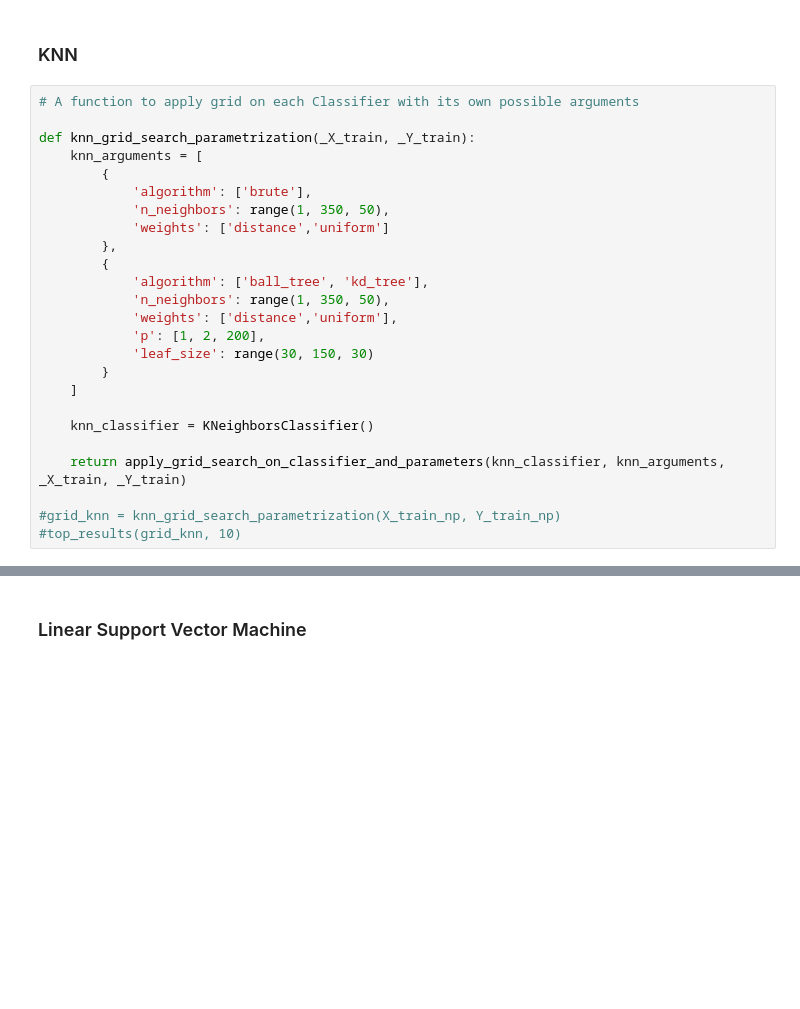
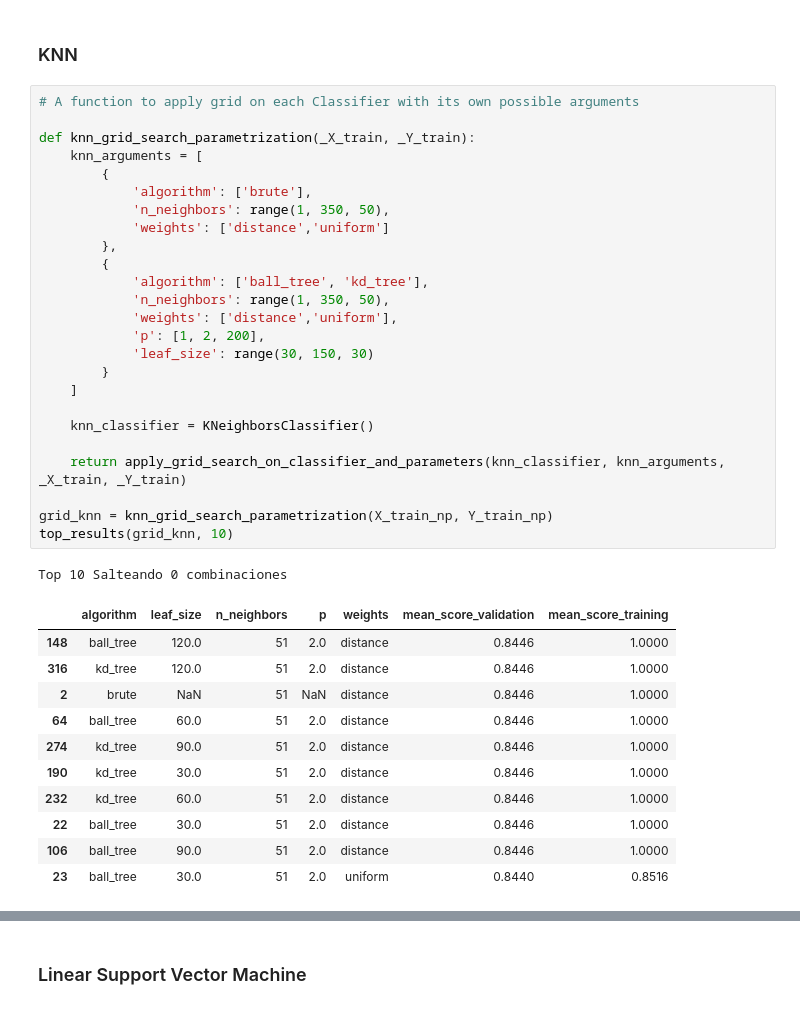
Before and after one commit to BrianBohe/aa-notebooks, a Jupyter notebook: TP1/TP1.ipynb, the cells around one changed output, grey strips where cells are left out. Drawn from its saved outputs; the diff is of its cells as text; blank space fills up the shorter version.

```diff
--- a/TP1/TP1.ipynb
+++ b/TP1/TP1.ipynb
@@ -748,25 +781,38 @@ Esto nos permite decir que no valían todas las asunciones hechas al utilizar el
 # %%
 # A function to apply grid on each Classifier with its own possible arguments
 
 def knn_grid_search_parametrization(_X_train, _Y_train):
     knn_arguments = [
         {
             'algorithm': ['brute'],
             'n_neighbors': range(1, 350, 50),
             'weights': ['distance','uniform']
         },
         {
             'algorithm': ['ball_tree', 'kd_tree'],
             'n_neighbors': range(1, 350, 50),
             'weights': ['distance','uniform'],
             'p': [1, 2, 200],
             'leaf_size': range(30, 150, 30)
         }
     ]
 
     knn_classifier = KNeighborsClassifier()
 
     return apply_grid_search_on_classifier_and_parameters(knn_classifier, knn_arguments, _X_train, _Y_train)
 
-#grid_knn = knn_grid_search_parametrization(X_train_np, Y_train_np)
-#top_results(grid_knn, 10)
+grid_knn = knn_grid_search_parametrization(X_train_np, Y_train_np)
+top_results(grid_knn, 10)
+# %% [output]
+Top 10 Salteando 0 combinaciones
+|  | algorithm | leaf_size | n_neighbors | p | weights | mean_score_validation | mean_score_training |
+| 148 | ball_tree | 120.0 | 51 | 2.0 | distance | 0.8446 | 1.0000 |
+| 316 | kd_tree | 120.0 | 51 | 2.0 | distance | 0.8446 | 1.0000 |
+| 2 | brute | NaN | 51 | NaN | distance | 0.8446 | 1.0000 |
+| 64 | ball_tree | 60.0 | 51 | 2.0 | distance | 0.8446 | 1.0000 |
+| 274 | kd_tree | 90.0 | 51 | 2.0 | distance | 0.8446 | 1.0000 |
+| 190 | kd_tree | 30.0 | 51 | 2.0 | distance | 0.8446 | 1.0000 |
+| 232 | kd_tree | 60.0 | 51 | 2.0 | distance | 0.8446 | 1.0000 |
+| 22 | ball_tree | 30.0 | 51 | 2.0 | distance | 0.8446 | 1.0000 |
+| 106 | ball_tree | 90.0 | 51 | 2.0 | distance | 0.8446 | 1.0000 |
+| 23 | ball_tree | 30.0 | 51 | 2.0 | uniform | 0.8440 | 0.8516 |
```
Also changed, not shown: parts of 28 cells of this notebook.
